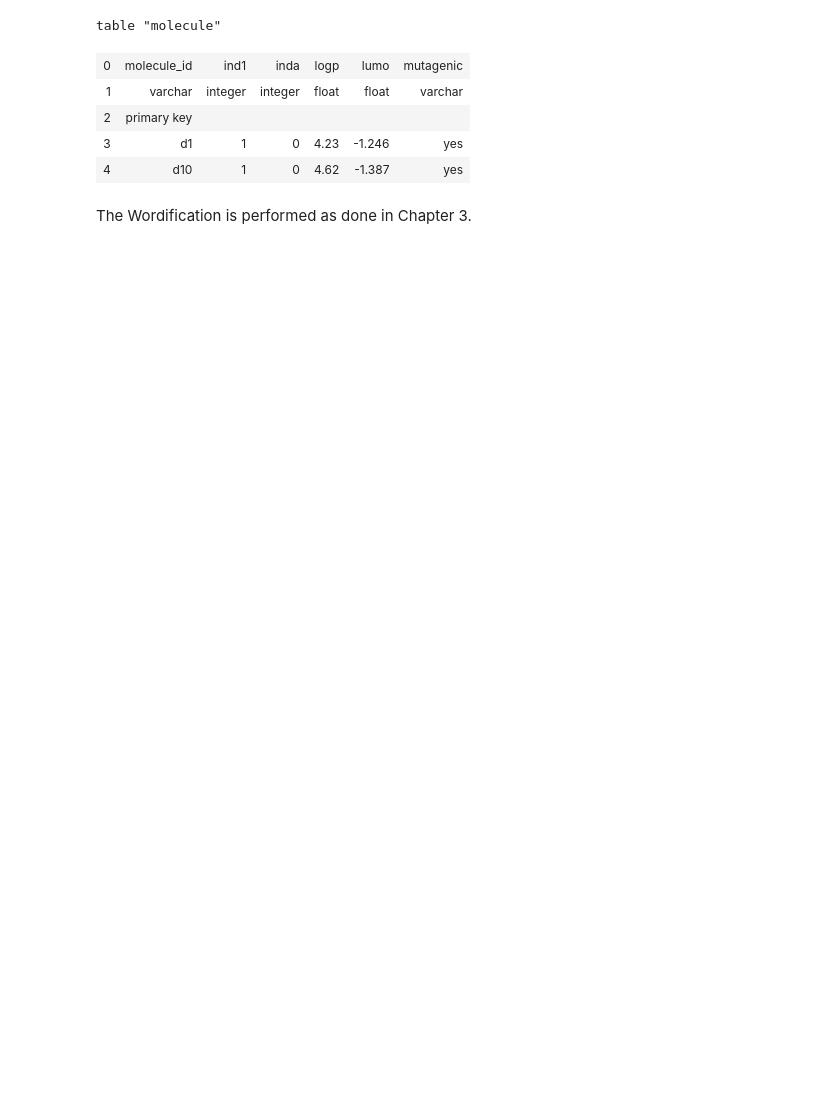
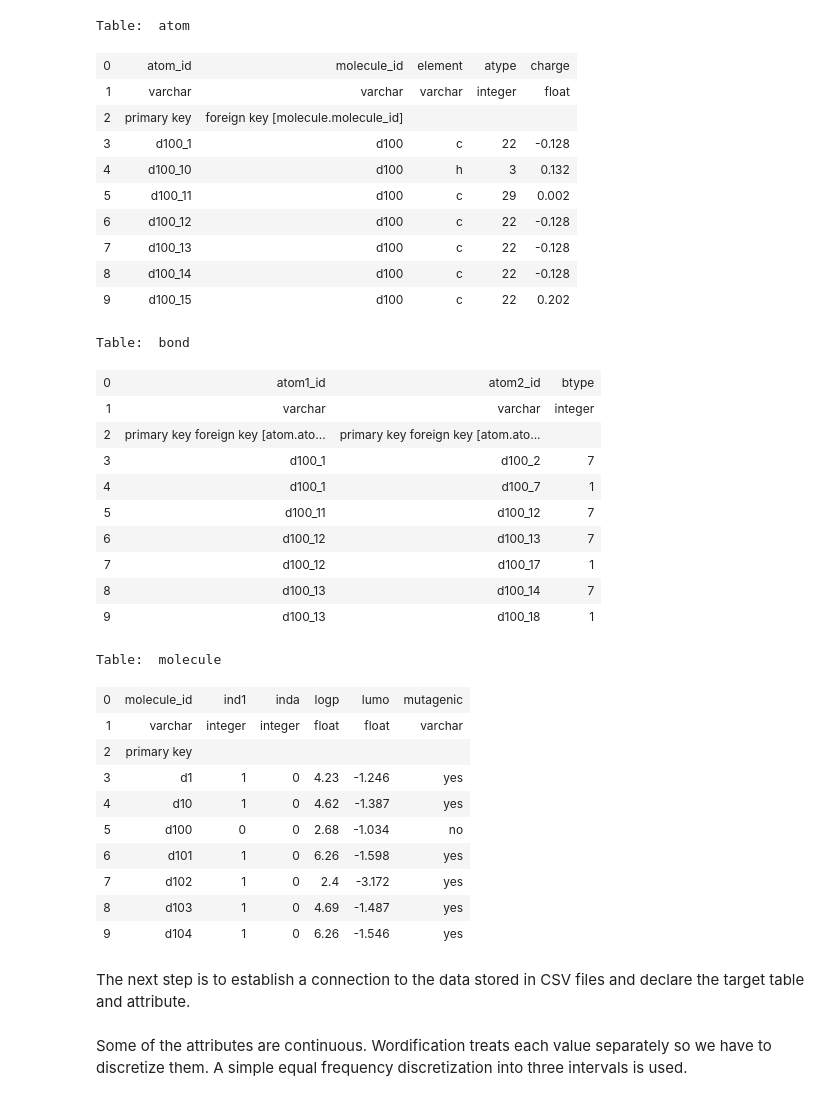
Before and after one commit to vpodpecan/representation_learning, a Jupyter notebook: Chapter6/propDRM.ipynb, the cells around one changed output. Saved outputs shown, nothing was run; the diff lists cells and outputs as text; code cells hidden in the pictures; blank space fills up the shorter version.

```diff
--- a/Chapter6/propDRM.ipynb
+++ b/Chapter6/propDRM.ipynb
@@ -15,23 +33,53 @@ We begin by refreshing the notion of Wordification:
 # %%
+from os.path import split, splitext
 import csv
 import warnings
 warnings.filterwarnings('ignore')
 
 from IPython.display import HTML, display
 import tabulate
-with open('data/molecule.csv') as csvfile:
-    rows = [row for row in csv.reader(csvfile)]
-print('table "molecule"')
-display(HTML(tabulate.tabulate(rows[:5], tablefmt='html', showindex=True)))
+
+for table in ['data/atom.csv', 'data/bond.csv', 'data/molecule.csv']:
+    with open(table) as csvfile:
+        rows = [row for row in csv.reader(csvfile)]
+    print('Table: ', splitext(split(table)[1])[0])
+    display(HTML(tabulate.tabulate(rows[:10], tablefmt='html', showindex=True)))
 # %% [output]
-table "molecule"
+Table:  atom
-| 0 | molecule_id | ind1 | inda | logp | lumo | mutagenic |
-| 1 | varchar | integer | integer | float | float | varchar |
-| 2 | primary key |  |  |  |  |  |
-| 3 | d1 | 1 | 0 | 4.23 | -1.246 | yes |
-| 4 | d10 | 1 | 0 | 4.62 | -1.387 | yes |
+| 0 | atom_id | molecule_id | element | atype | charge |
+| 1 | varchar | varchar | varchar | integer | float |
+| 2 | primary key | foreign key [molecule.molecule_id] |  |  |  |
+| 3 | d100_1 | d100 | c | 22 | -0.128 |
+| 4 | d100_10 | d100 | h | 3 | 0.132 |
+| 5 | d100_11 | d100 | c | 29 | 0.002 |
+| 6 | d100_12 | d100 | c | 22 | -0.128 |
+| 7 | d100_13 | d100 | c | 22 | -0.128 |
+| 8 | d100_14 | d100 | c | 22 | -0.128 |
+| 9 | d100_15 | d100 | c | 22 | 0.202 |
+Table:  bond
+| 0 | atom1_id | atom2_id | btype |
+| 1 | varchar | varchar | integer |
+| 2 | primary key foreign key [atom.ato... | primary key foreign key [atom.ato... |  |
+| 3 | d100_1 | d100_2 | 7 |
+| 4 | d100_1 | d100_7 | 1 |
+| 5 | d100_11 | d100_12 | 7 |
+| 6 | d100_12 | d100_13 | 7 |
+| 7 | d100_12 | d100_17 | 1 |
+| 8 | d100_13 | d100_14 | 7 |
+| 9 | d100_13 | d100_18 | 1 |
+Table:  molecule
+| 0 | molecule_id | ind1 | inda | logp | lumo | mutagenic |
+| 1 | varchar | integer | integer | float | float | varchar |
+| 2 | primary key |  |  |  |  |  |
+| 3 | d1 | 1 | 0 | 4.23 | -1.246 | yes |
+| 4 | d10 | 1 | 0 | 4.62 | -1.387 | yes |
+| 5 | d100 | 0 | 0 | 2.68 | -1.034 | no |
+| 6 | d101 | 1 | 0 | 6.26 | -1.598 | yes |
+| 7 | d102 | 1 | 0 | 2.4 | -3.172 | yes |
+| 8 | d103 | 1 | 0 | 4.69 | -1.487 | yes |
+| 9 | d104 | 1 | 0 | 6.26 | -1.546 | yes |
-# %% [markdown]
-The Wordification is performed as done in Chapter 3.
+# %% [markdown]
+The next step is to establish a connection to the data stored in CSV files and declare the target table and attribute.
 # %%
 from rdm.db import DBContext, CSVConnection
 from rdm.db import OrangeConverter
@@ -43,3 +91,5 @@ context = DBContext(connection, target_table='molecule', target_att='mutagenic')
 
 # Convert relational context
 conv = OrangeConverter(context)
+# %% [markdown]
+Some of the attributes are continuous. Wordification treats each value separately so we have to discretize them. A simple equal frequency discretization into three intervals is used.
```
Also changed, not shown: parts of 26 cells of this notebook, 1 other file.
